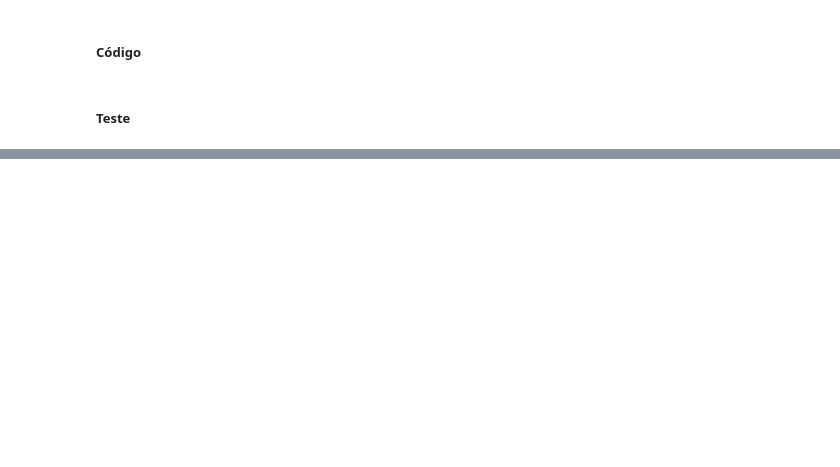
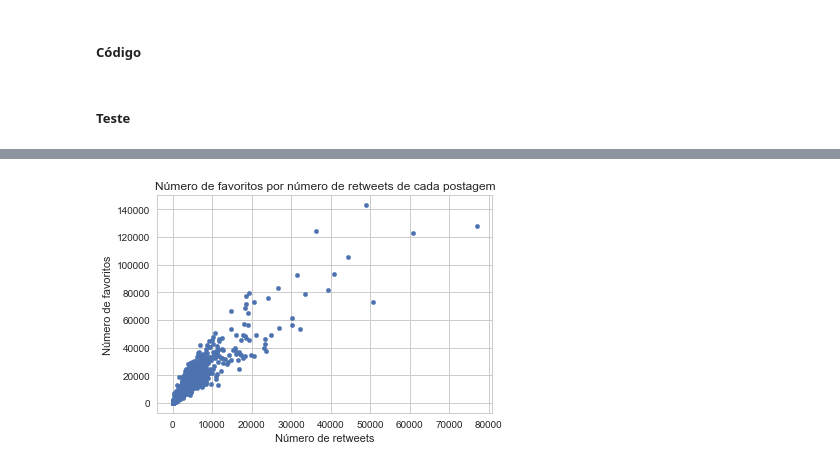
Before and after one commit to nadson12/Rating_Dogs, a Jupyter notebook: wrangle_act.ipynb, the cells around one changed output, grey strips where cells are left out. Drawn from its saved outputs; the diff is of its cells as text; code cells hidden in the pictures; blank space fills up the shorter version.

```diff
--- a/wrangle_act.ipynb
+++ b/wrangle_act.ipynb
@@ -18,6 +26,11 @@ import tweepy
 import json
 import time
 import math
+import matplotlib.pyplot as plt
+import seaborn as sns
+
+% matplotlib inline
+sns.set(style="whitegrid", color_codes=True)
 # %%
 #Fazendo o download do arquivo 'image-predictions.tsv'
 url = 'https://d17h27t6h515a5.cloudfront.net/topher/2017/August/599fd2ad_image-predictions/image-predictions.tsv'
@@ -30,8 +43,8 @@ twitter_archive = pd.read_csv('twitter-archive-enhanced.csv')
 image_predictions = pd.read_csv('image-predictions.tsv', sep="\s", engine='python')
 # %%
 #Acessando a API Tweepy
-CONSUMER_KEY = 'XXXXXXXXXXX'
-CONSUMER_SECRET = 'XXXXXXXXXXXXXXXXXXXXXxx'
+CONSUMER_KEY = 'XXXXXXXXXXXXX'
+CONSUMER_SECRET = 'XXXXXXXXXXXXXXXXXXXXXx'
 
 auth = tweepy.OAuthHandler(CONSUMER_KEY, CONSUMER_SECRET)
 api = tweepy.API(auth)
@@ -796,5 +813,2 @@ twitter_archive_clean.head()
 # %% [markdown]
 ##### Código
-# %%
-twitter_archive_clean = pd.merge(twitter_archive_clean, df_tweepy, on='tweet_id', how='right')
-twitter_archive_clean = pd.merge(twitter_archive_clean, image_predictions_clean, on='tweet_id', how='right')
@@ -832,0 +933,4 @@ memory usage: 346.5+ KB
+# %%
+twitter_archive_clean = twitter_archive_clean[twitter_archive_clean['rating'] < 2]
+mask = [(value*10).is_integer() for value in twitter_archive_clean['rating'].values]
+twitter_archive_clean = twitter_archive_clean[mask]
@@ -836,0 +993,7 @@ twitter_archive_clean.to_csv('twitter_archive_master.csv', index=False)
+# %%
+twitter_archive_clean.plot(kind='scatter', x="retweet_count", y="favorite_count")
+plt.title("Número de favoritos por número de retweets de cada postagem")
+plt.xlabel("Número de retweets")
+plt.ylabel("Número de favoritos");
+# %% [output]
+[figure, added]
```
Also changed, not shown: parts of 85 cells of this notebook, 4 other files.
